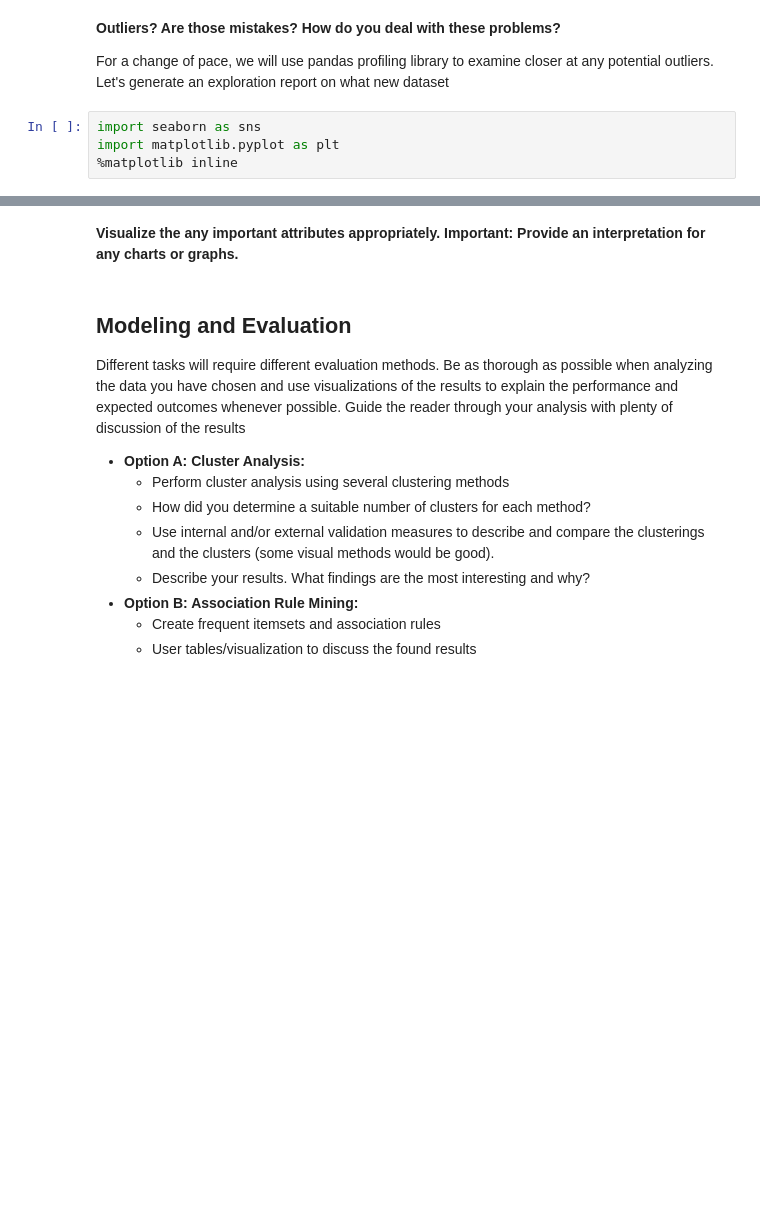
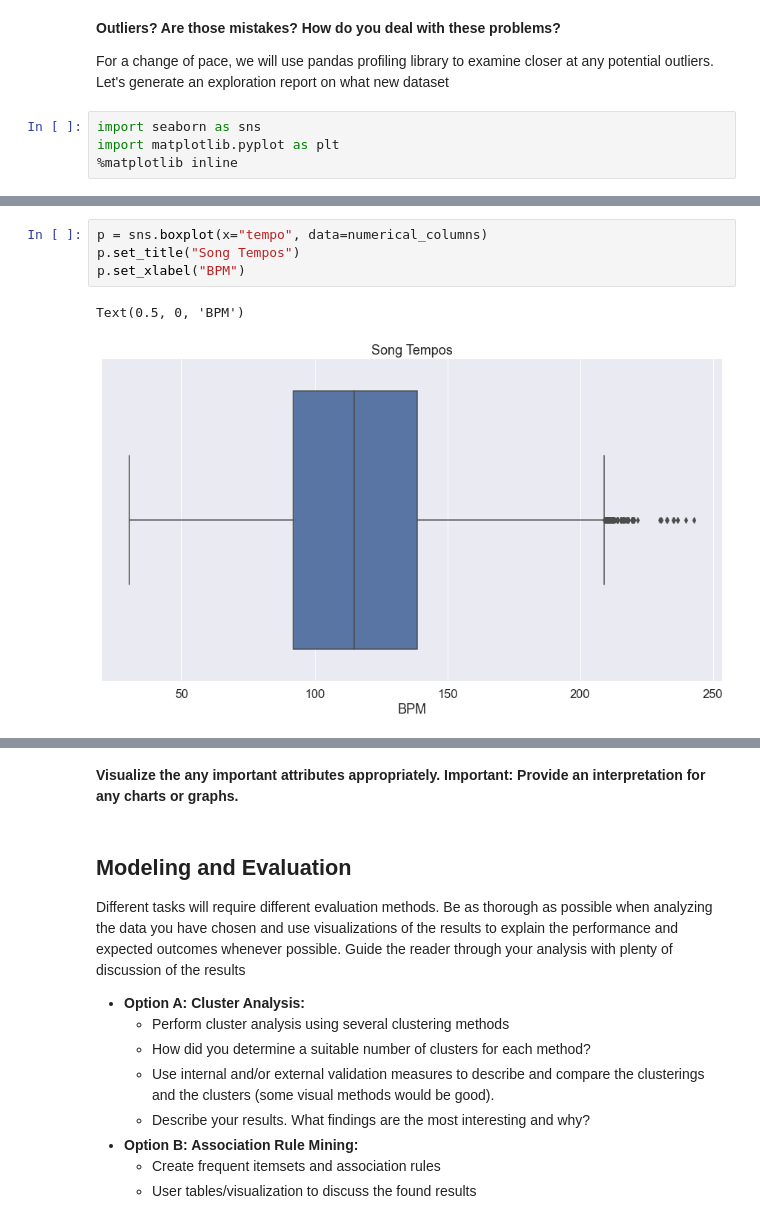
Before and after one commit to xiolett/ML1, a Jupyter notebook: Lab3_Clustering_AssociationRules_Recommenders/Taylor_Lab3.ipynb, the cells around one changed output, grey strips where cells are left out. Cells and saved outputs as stored; diff of their text form; blank space fills up the shorter version.

```diff
--- a/Lab3_Clustering_AssociationRules_Recommenders/Taylor_Lab3.ipynb
+++ b/Lab3_Clustering_AssociationRules_Recommenders/Taylor_Lab3.ipynb
@@ -342,0 +359,7 @@ KeyError: 'target'
+# %%
+p = sns.boxplot(x="tempo", data=numerical_columns)
+p.set_title("Song Tempos")
+p.set_xlabel("BPM")
+# %% [output]
+Text(0.5, 0, 'BPM')
+[figure, added]
```
Also changed, not shown: parts of 10 cells of this notebook.
